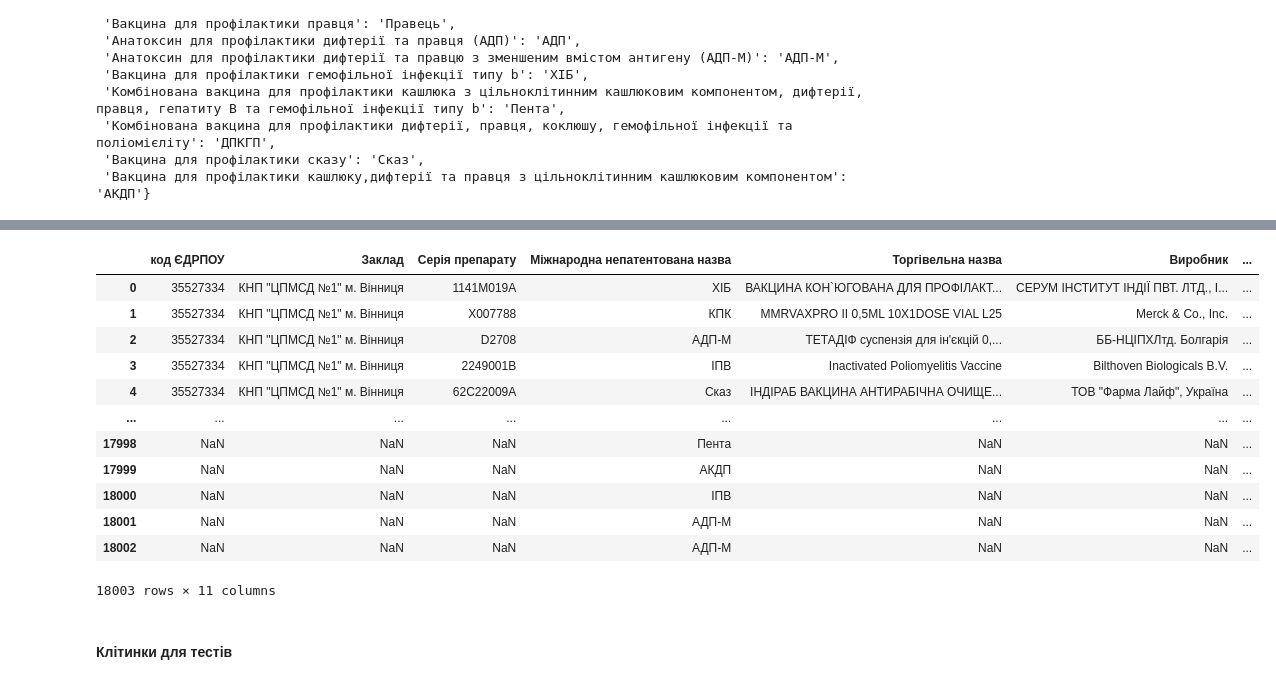
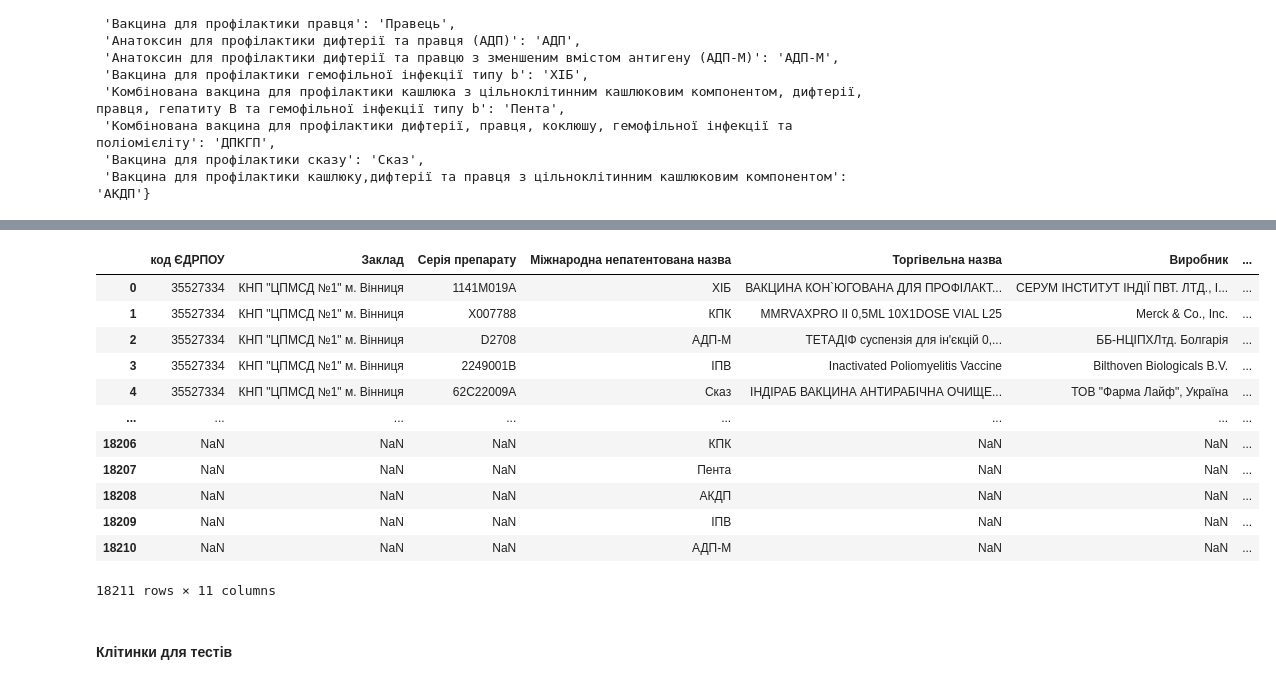
Before and after one commit to NonPersistentMind/VacPlanner, a Jupyter notebook: main.ipynb, the cells around one changed output, grey strips where cells are left out. Saved outputs shown, nothing was run; the diff lists cells and outputs as text; code cells hidden in the pictures.

```diff
--- a/main.ipynb
+++ b/main.ipynb
@@ -134,40 +134,40 @@ df = df[df['Термін придатності'] >= df['дата оновлен
 # Remove any data reporting vaccine with expiration date older than the newest report date (to simplify the analysis)
 REPORT_DATE = df['дата оновлення'].max()
 timed_outs = df[(REPORT_DATE - df['дата оновлення']) > dt.timedelta(days=7)]
 df = df[df['Термін придатності'] > REPORT_DATE]
 
 # Add national leftovers data
-national_leftovers_df = pd.read_excel(DATA_FOLDER/'Auxillary'/'Залишки нацрівня.xlsx', sheet_name='14.02.2024')
+national_leftovers_df = pd.read_excel(DATA_FOLDER/'Auxillary'/'Залишки нацрівня.xlsx', sheet_name='Залишки і поставки')
 national_leftovers_df.rename(columns={'Вакцина': 'Міжнародна непатентована назва', 'Залишок': 'Кількість доз'}, inplace=True)
 national_leftovers_df['Міжнародна непатентована назва'] = national_leftovers_df['Міжнародна непатентована назва'].replace('Хіб', 'ХІБ')
 national_leftovers_df['Регіон'] = 'Україна'
 national_leftovers_df['Термін придатності'] = national_leftovers_df['Термін придатності'].dt.date
 national_leftovers_df['Дата поставки'] = pd.to_datetime(national_leftovers_df['Дата поставки']).dt.date
 df = pd.concat([df, national_leftovers_df[national_leftovers_df['Дата поставки'].isna()][['Міжнародна непатентована назва', 'Регіон', 'Термін придатності', 'Кількість доз', 'Джерело фінансування']]], ignore_index=True)
 
 # Save preprocessed data
 Path.mkdir(DATA_FOLDER / 'Historical Data', exist_ok=True, parents=True)
 if not Path.exists(DATA_FOLDER / 'Historical Data' / f'{year}-{month}-{day}.pkl'):
     df.to_pickle(DATA_FOLDER / 'Historical Data' / f'{year}-{month}-{day}.pkl')
 
 # Create a set of different diseases we have vaccines for
 # diseases_set = set(disease_vaccine_dict.keys())
 
 df
 # %% [output]
 |  | код ЄДРПОУ | Заклад | Серія препарату | Міжнародна непатентована назва | Торгівельна назва | Виробник | ... |
 | 0 | 35527334 | КНП "ЦПМСД №1" м. Вінниця | 1141M019A | ХІБ | ВАКЦИНА КОН`ЮГОВАНА ДЛЯ ПРОФІЛАКТ... | СЕРУМ ІНСТИТУТ ІНДІЇ ПВТ. ЛТД., І... | ... |
 | 1 | 35527334 | КНП "ЦПМСД №1" м. Вінниця | X007788 | КПК | MMRVAXPRO II 0,5ML 10X1DOSE VIAL L25 | Merck & Co., Inc. | ... |
 | 2 | 35527334 | КНП "ЦПМСД №1" м. Вінниця | D2708 | АДП-М | ТЕТАДІФ суспензія для ін'єкцій 0,... | ББ-НЦІПХЛтд. Болгарія | ... |
 | 3 | 35527334 | КНП "ЦПМСД №1" м. Вінниця | 2249001B | ІПВ | Inactivated Poliomyelitis Vaccine | Bilthoven Biologicals B.V. | ... |
 | 4 | 35527334 | КНП "ЦПМСД №1" м. Вінниця | 62С22009А | Сказ | ІНДІРАБ ВАКЦИНА АНТИРАБІЧНА ОЧИЩЕ... | ТОВ "Фарма Лайф", Україна | ... |
 | ... | ... | ... | ... | ... | ... | ... | ... |
-| 17998 | NaN | NaN | NaN | Пента | NaN | NaN | ... |
-| 17999 | NaN | NaN | NaN | АКДП | NaN | NaN | ... |
-| 18000 | NaN | NaN | NaN | ІПВ | NaN | NaN | ... |
-| 18001 | NaN | NaN | NaN | АДП-М | NaN | NaN | ... |
-| 18002 | NaN | NaN | NaN | АДП-М | NaN | NaN | ... |
+| 18206 | NaN | NaN | NaN | КПК | NaN | NaN | ... |
+| 18207 | NaN | NaN | NaN | Пента | NaN | NaN | ... |
+| 18208 | NaN | NaN | NaN | АКДП | NaN | NaN | ... |
+| 18209 | NaN | NaN | NaN | ІПВ | NaN | NaN | ... |
+| 18210 | NaN | NaN | NaN | АДП-М | NaN | NaN | ... |
-18003 rows × 11 columns
+18211 rows × 11 columns
 # %% [markdown]
 #### Клітинки для тестів
 # %%
```
Also changed, not shown: parts of 19 cells of this notebook, 13 other files.
